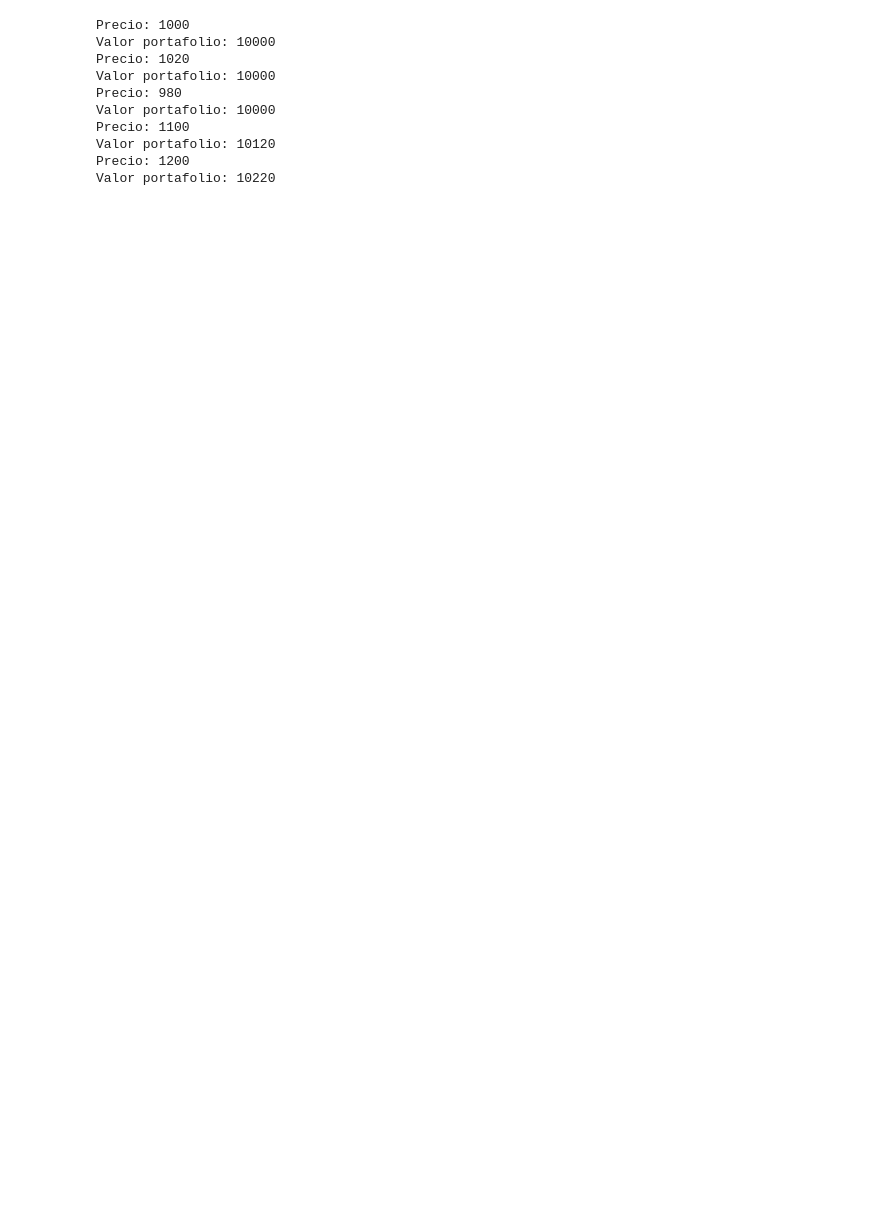
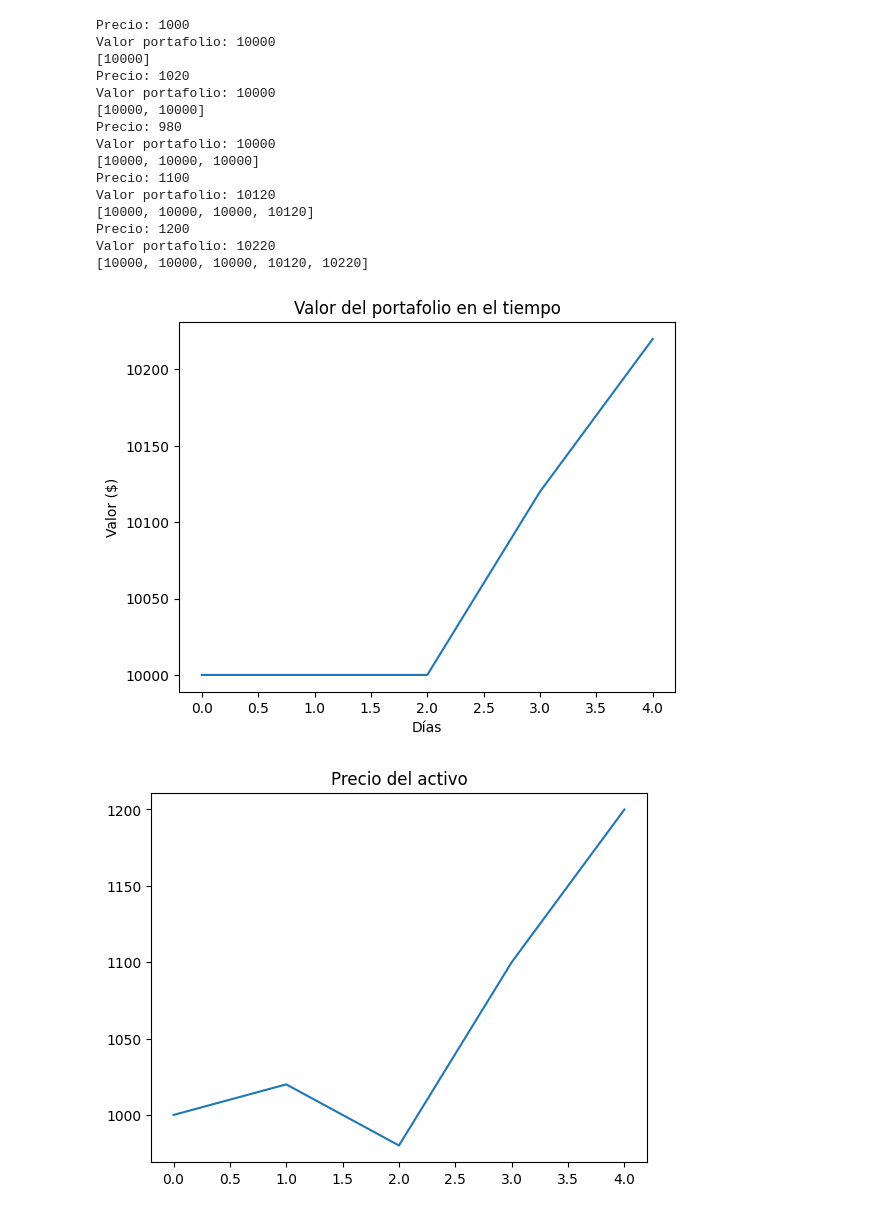
Before and after one commit to juanfeolguin123-cmyk/portafolio-de-inversion, a Jupyter notebook: portafolio.ipynb, the cells around one changed output. Cells and saved outputs as stored; diff of their text form; code cells hidden in the pictures; blank space fills up the shorter version.

Commit message:
creación graficas

```diff
--- a/portafolio.ipynb
+++ b/portafolio.ipynb
@@ -1,6 +1,8 @@
 # %% [markdown]
 <a href="https://colab.research.google.com/github/juanfeolguin123-cmyk/portafolio-de-inversion/blob/main/portafolio.ipynb" target="_parent"><img src="https://colab.research.google.com/assets/colab-badge.svg" alt="Open In Colab"/></a>
 # %%
+import matplotlib.pyplot as plt
+
 #creacion clase activo para iniciar
 class Activo:
     def __init__(self, nombre, precio):
@@ -47,34 +49,63 @@ bono = Activo("Bono", 100)
 cdt = Activo("CDT", 100)
 
 
 port = Portafolio(10000)
 
 port.comprar(tesla, 3)
 
 precios = [1000, 1020, 980, 1100, 1200]
 
 tesla = Activo("Tesla", 1000)
 port = Portafolio(10000)
 
+# creamos este diccionario para guardar los precios de los cierres de cada dia
+historial_valor = []
+historial_precios = []
+
 for precio in precios:
     tesla.precio = precio
 
     if precio < 1000:
         port.comprar(tesla, 1)
+# anexamos la variable de valor para que el ciclo vaya guardando los precios al
+# cierre de cada dia con el find e elaborar la grafica
+    valor = port.valor_total()
+
+    historial_valor.append(valor)
+    historial_precios.append(precio)
 
     print("Precio:", precio)
-    print("Valor portafolio:", port.valor_total())
+    print("Valor portafolio:", valor)
+
+    print(historial_valor)
+# grafica del valor del portafolio con el tiempo
+plt.plot(historial_valor)
+plt.title("Valor del portafolio en el tiempo")
+plt.xlabel("Días")
+plt.ylabel("Valor ($)")
+plt.show()
+#grafica del precio a lo largo de los dias
+plt.plot(historial_precios)
+plt.title("Precio del activo")
+plt.show()
 # %% [output]
 Precio: 1000
 Valor portafolio: 10000
+[10000]
 Precio: 1020
 Valor portafolio: 10000
+[10000, 10000]
 Precio: 980
 Valor portafolio: 10000
+[10000, 10000, 10000]
 Precio: 1100
 Valor portafolio: 10120
+[10000, 10000, 10000, 10120]
 Precio: 1200
 Valor portafolio: 10220
+[10000, 10000, 10000, 10120, 10220]
+[figure, added]
+[figure, added]
 # %%
 def simular_cambio_valor_activo(activo, porcentaje_cambio):
     """Simula un cambio porcentual en el precio de un activo."""
```
